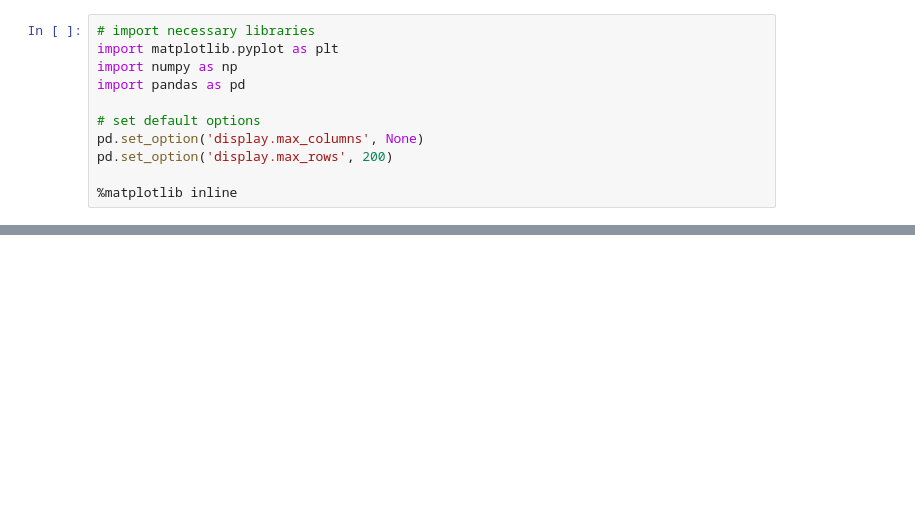
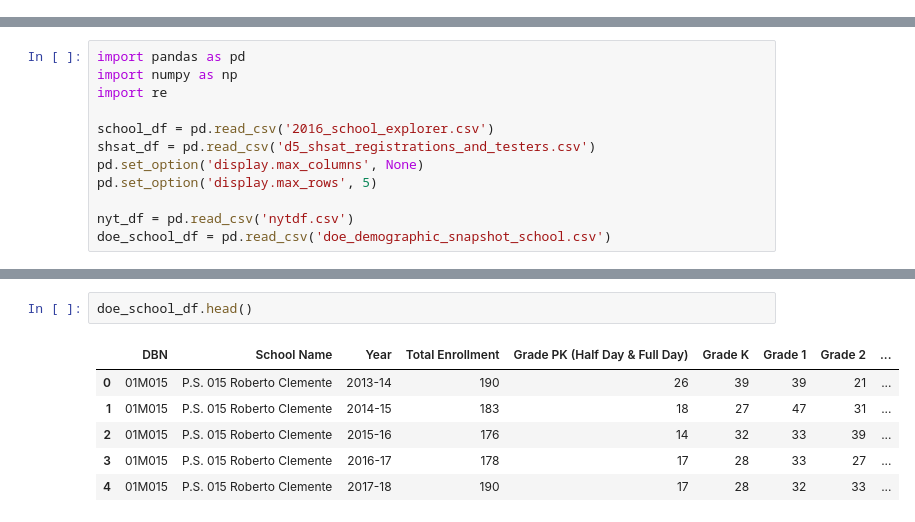
Before and after one commit to mwinton/W207-final-project, a Jupyter notebook: prep_shsat_results.ipynb, the cells around one changed output, grey strips where cells are left out. Cells and saved outputs as stored; diff of their text form; blank space fills up the shorter version.

```diff
--- a/prep_shsat_results.ipynb
+++ b/prep_shsat_results.ipynb
@@ -8,11 +7,0 @@ The [NYC SHSAT Test Results 2017](https://www.kaggle.com/willkoehrsen/nyc-shsat-
-# %%
-# import necessary libraries
-import matplotlib.pyplot as plt
-import numpy as np
-import pandas as pd
-
-# set default options
-pd.set_option('display.max_columns', None)
-pd.set_option('display.max_rows', 200)
-
-%matplotlib inline
@@ -27,0 +23,12 @@ pd.set_option('display.max_rows', 200)
+# %%
+import pandas as pd
+import numpy as np
+import re
+
+school_df = pd.read_csv('2016_school_explorer.csv')
+shsat_df = pd.read_csv('d5_shsat_registrations_and_testers.csv')
+pd.set_option('display.max_columns', None)
+pd.set_option('display.max_rows', 5)
+
+nyt_df = pd.read_csv('nytdf.csv')
+doe_school_df = pd.read_csv('doe_demographic_snapshot_school.csv')
@@ -27,0 +95,9 @@ pd.set_option('display.max_rows', 200)
+# %%
+doe_school_df.head()
+# %% [output]
+|  | DBN | School Name | Year | Total Enrollment | Grade PK (Half Day & Full Day) | Grade K | Grade 1 | Grade 2 | ... |
+| 0 | 01M015 | P.S. 015 Roberto Clemente | 2013-14 | 190 | 26 | 39 | 39 | 21 | ... |
+| 1 | 01M015 | P.S. 015 Roberto Clemente | 2014-15 | 183 | 18 | 27 | 47 | 31 | ... |
+| 2 | 01M015 | P.S. 015 Roberto Clemente | 2015-16 | 176 | 14 | 32 | 33 | 39 | ... |
+| 3 | 01M015 | P.S. 015 Roberto Clemente | 2016-17 | 178 | 17 | 28 | 33 | 27 | ... |
+| 4 | 01M015 | P.S. 015 Roberto Clemente | 2017-18 | 190 | 17 | 28 | 32 | 33 | ... |
```
Also changed, not shown: parts of 33 cells of this notebook, 2 other files.
